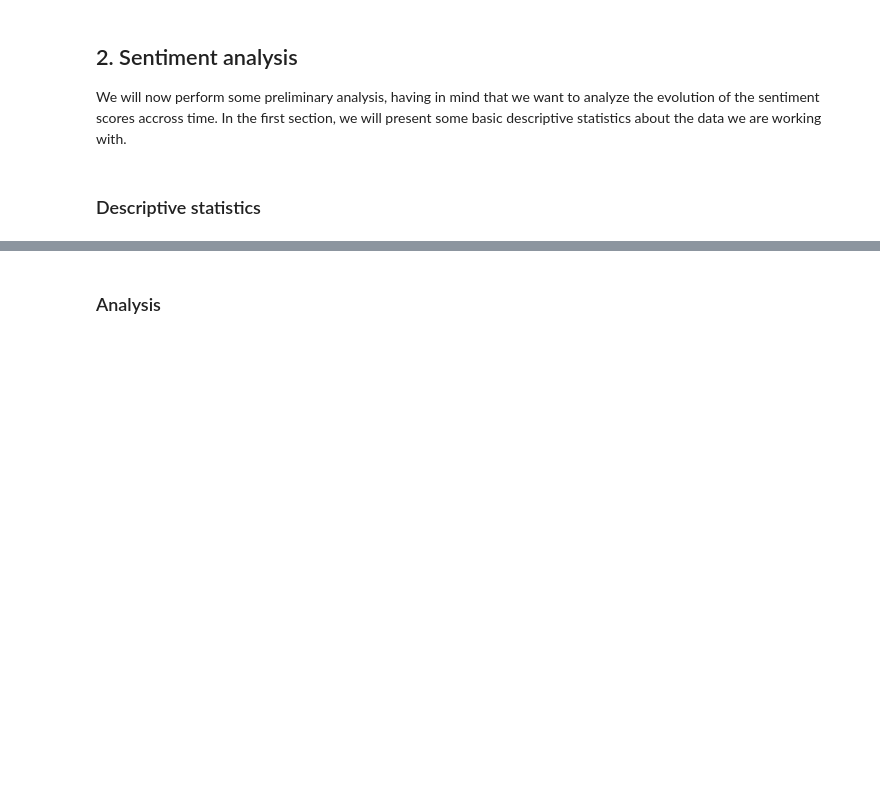
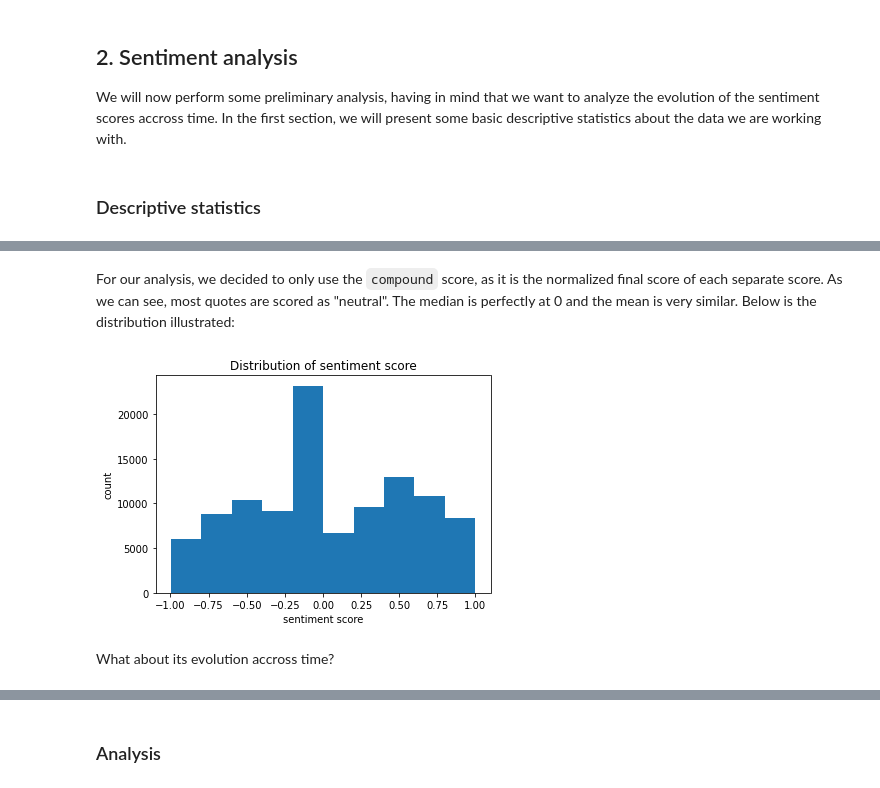
Before and after one commit to epfl-ada/ada-2021-project-apa, a Jupyter notebook: sentiment_eda.ipynb, the cells around one changed output, grey strips where cells are left out. Cells and saved outputs as stored; diff of their text form; code cells hidden in the pictures; blank space fills up the shorter version.

```diff
--- a/sentiment_eda.ipynb
+++ b/sentiment_eda.ipynb
@@ -94,0 +157,12 @@ df = pd.read_pickle(os.path.join(PKL_PATH, "final_subset.pkl"))
+# %% [markdown]
+For our analysis, we decided to only use the `compound` score, as it is the normalized final score of each separate score.
+As we can see, most quotes are scored as "neutral". The median is perfectly at 0 and the mean is very similar. Below is the distribution illustrated:
+# %%
+plt.hist(df["compound"]);
+plt.title("Distribution of sentiment score");
+plt.xlabel("sentiment score");
+plt.ylabel("count");
+# %% [output]
+[figure, added]
+# %% [markdown]
+What about its evolution accross time?
```
Also changed, not shown: parts of 17 cells of this notebook.
